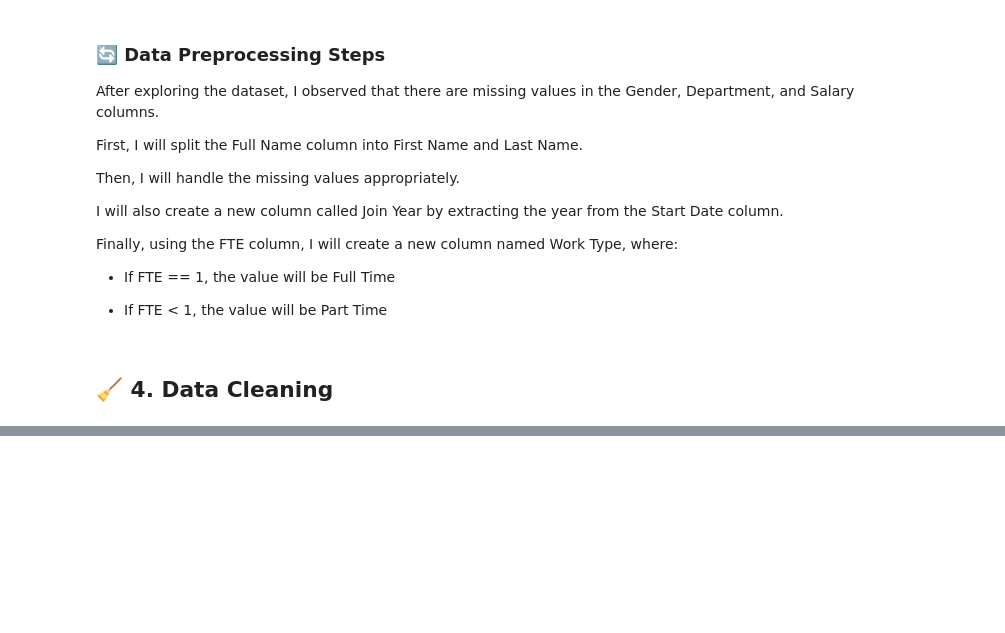
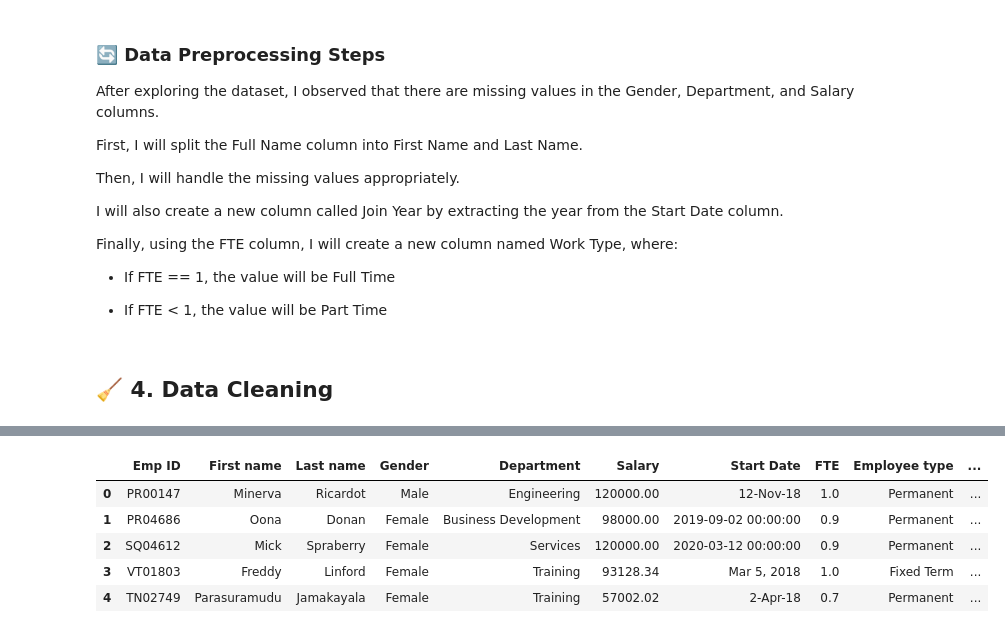
Before and after one commit to gauravvxv/Employee-Analytics-Dashboard, a Jupyter notebook: Notebook/Staff.ipynb, the cells around one changed output, grey strips where cells are left out. Cells and saved outputs as stored; diff of their text form; code cells hidden in the pictures; blank space fills up the shorter version.

```diff
--- a/Notebook/Staff.ipynb
+++ b/Notebook/Staff.ipynb
@@ -139,0 +221,21 @@ Finally, using the FTE column, I will create a new column named Work Type, where
+# %%
+# Get the list of current columns
+cols = df.columns.tolist()
+
+# Move 'First Name' and 'Last Name' right after 'ID'
+cols.remove("First name")
+cols.remove("Last name")
+id_index = cols.index("Emp ID") + 1
+cols = cols[:id_index] + ["First name", "Last name"] + cols[id_index:]
+
+# Reorder the DataFrame
+df = df[cols]
+# %%
+df.head()
+# %% [output]
+|  | Emp ID | First name | Last name | Gender | Department | Salary | Start Date | FTE | Employee type | ... |
+| 0 | PR00147 | Minerva | Ricardot | Male | Engineering | 120000.00 | 12-Nov-18 | 1.0 | Permanent | ... |
+| 1 | PR04686 | Oona | Donan | Female | Business Development | 98000.00 | 2019-09-02 00:00:00 | 0.9 | Permanent | ... |
+| 2 | SQ04612 | Mick | Spraberry | Female | Services | 120000.00 | 2020-03-12 00:00:00 | 0.9 | Permanent | ... |
+| 3 | VT01803 | Freddy | Linford | Female | Training | 93128.34 | Mar 5, 2018 | 1.0 | Fixed Term | ... |
+| 4 | TN02749 | Parasuramudu | Jamakayala | Female | Training | 57002.02 | 2-Apr-18 | 0.7 | Permanent | ... |
```
Also changed, not shown: parts of 18 cells of this notebook.
